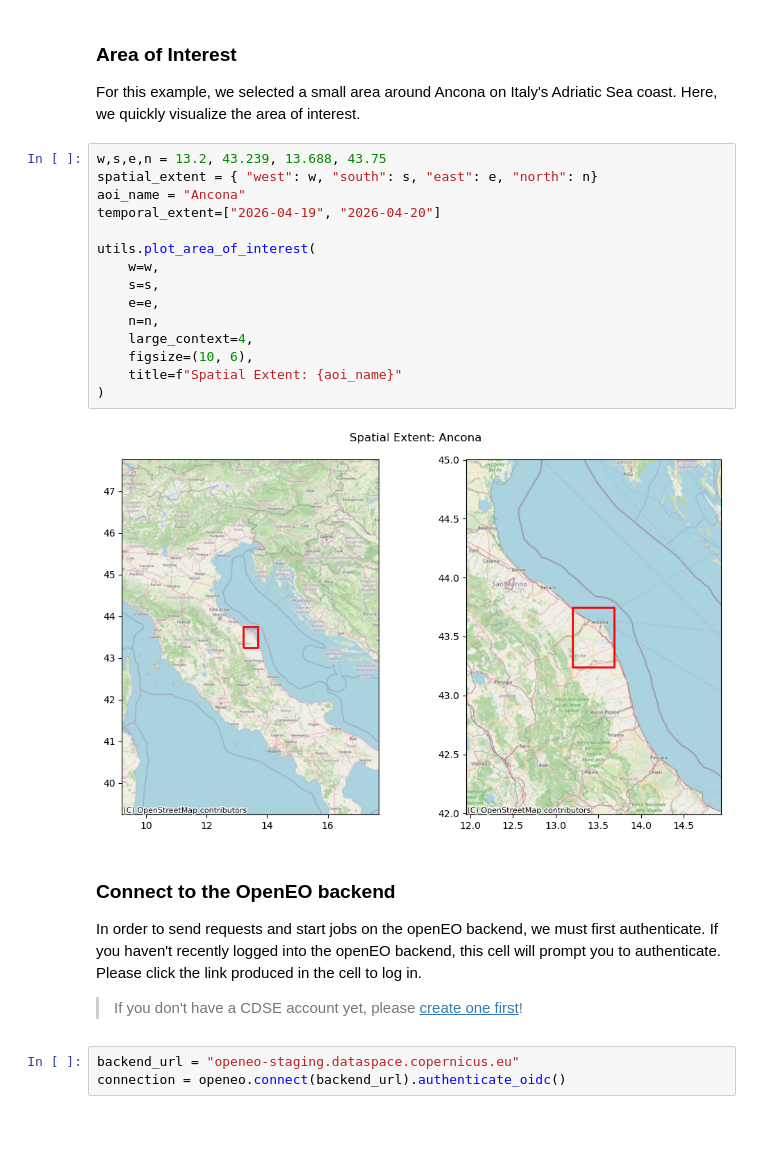
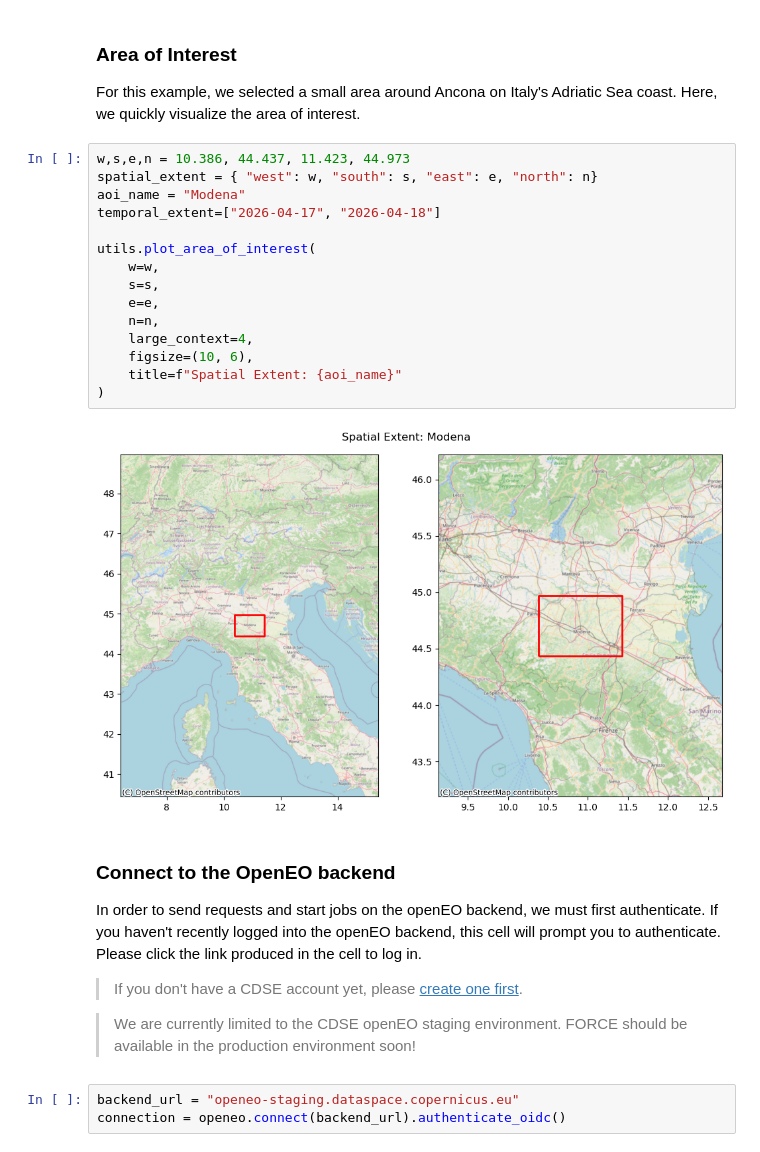
Before and after one commit to bcdev/apex-force-openeo, a Jupyter notebook: examples/run-level2-and-download/FORCE_level2_and_download_external_query.ipynb, the cells around one changed output. Saved outputs shown, nothing was run; the diff lists cells and outputs as text; blank space fills up the shorter version.

```diff
--- a/examples/run-level2-and-download/FORCE_level2_and_download_external_query.ipynb
+++ b/examples/run-level2-and-download/FORCE_level2_and_download_external_query.ipynb
@@ -74,28 +74,31 @@ import force_example_utils as utils
 For this example, we selected a small area around Ancona on Italy's Adriatic Sea coast.
 Here, we quickly visualize the area of interest.
 # %%
-w,s,e,n = 13.2, 43.239, 13.688, 43.75
+w,s,e,n = 10.386, 44.437, 11.423, 44.973
 spatial_extent = { "west": w, "south": s, "east": e, "north": n}
-aoi_name = "Ancona"
-temporal_extent=["2026-04-19", "2026-04-20"]
+aoi_name = "Modena"
+temporal_extent=["2026-04-17", "2026-04-18"]
 
 utils.plot_area_of_interest(
     w=w,
     s=s,
     e=e,
     n=n,
     large_context=4,
     figsize=(10, 6),
     title=f"Spatial Extent: {aoi_name}"
 )
 # %% [output]
-[figure, old version]
+[figure, new version]
 # %% [markdown]
 ### Connect to the OpenEO backend
 
 In order to send requests and start jobs on the openEO backend, we must first authenticate. If you haven't recently logged into the openEO backend, this cell will prompt you to authenticate. Please click the link produced in the cell to log in.
 
-> If you don't have a CDSE account yet, please [create one first](https://documentation.dataspace.copernicus.eu/Registration.html)!
+> If you don't have a CDSE account yet, please [create one first](https://documentation.dataspace.copernicus.eu/Registration.html).
+
+
+> We are currently limited to the CDSE openEO staging environment. FORCE should be available in the production environment soon!
 # %%
 backend_url = "openeo-staging.dataspace.copernicus.eu"
 connection = openeo.connect(backend_url).authenticate_oidc()
```
Also changed, not shown: parts of 8 cells of this notebook, 3 other files.
